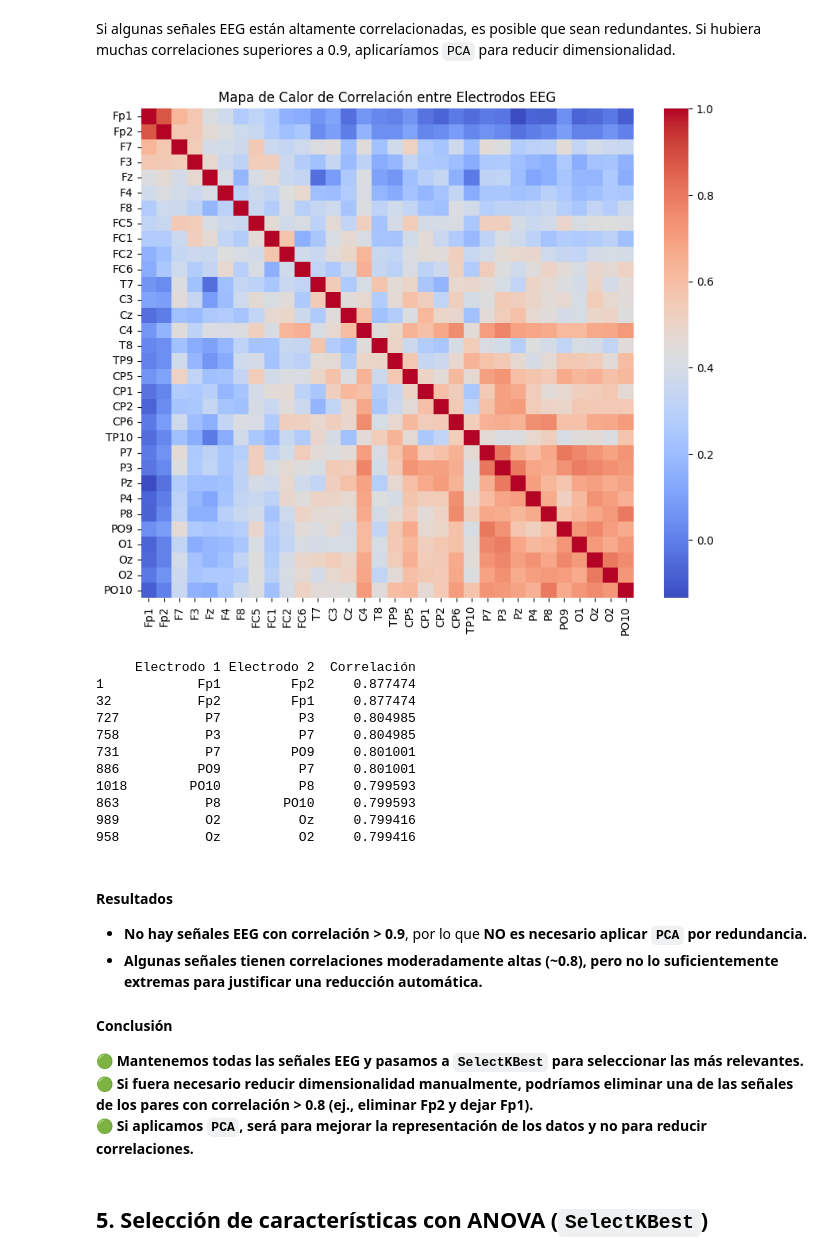
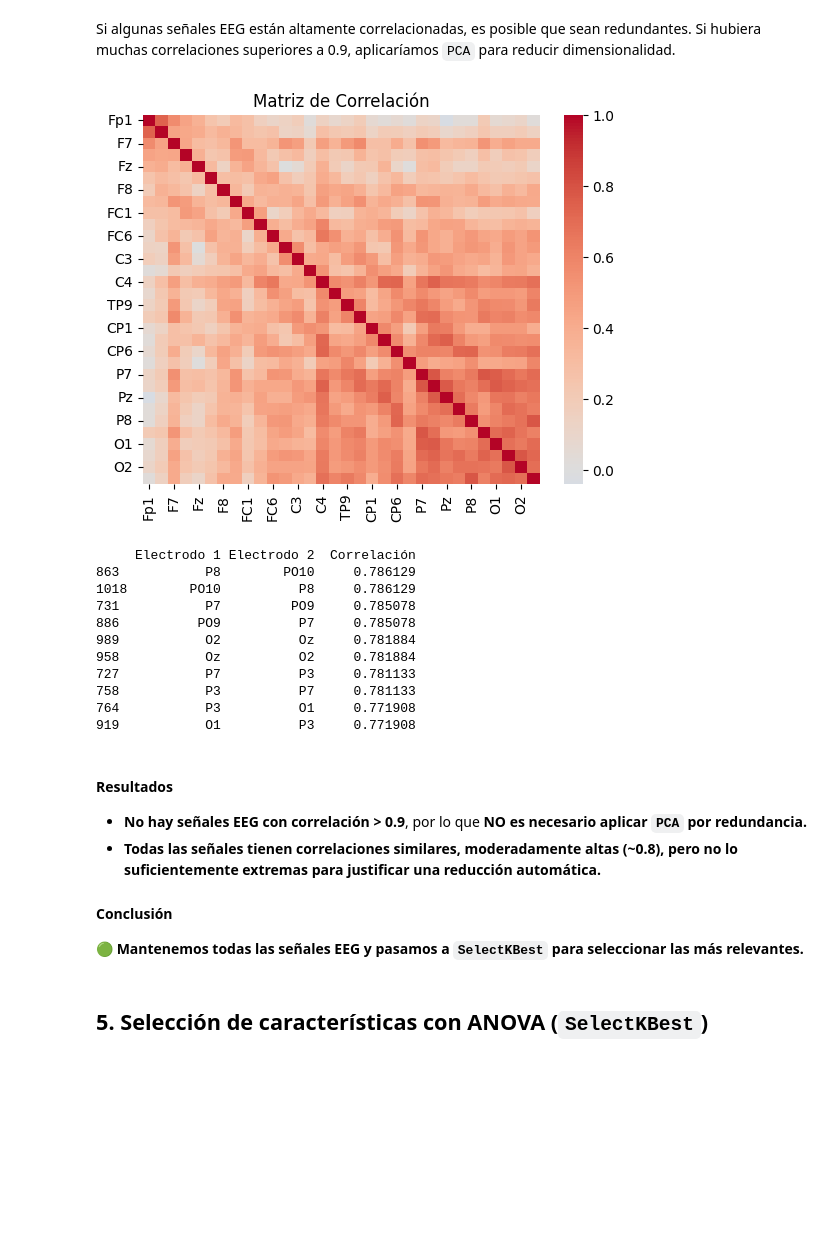
Before and after one commit to lucyfer28ft/grasp_lift_ai, a Jupyter notebook: notebooks/04_analisis_caracteristicas.ipynb, the cells around one changed output. Saved outputs shown, nothing was run; the diff lists cells and outputs as text; code cells hidden in the pictures; blank space fills up the shorter version.

```diff
--- a/notebooks/04_analisis_caracteristicas.ipynb
+++ b/notebooks/04_analisis_caracteristicas.ipynb
@@ -38,15 +38,28 @@ from sklearn.feature_selection import VarianceThreshold, SelectKBest, f_classif
 from sklearn.model_selection import cross_val_score
 from sklearn.metrics import roc_auc_score
 from sklearn.linear_model import LogisticRegression
+from sklearn.preprocessing import StandardScaler
 from collections import Counter
 
-# Definir la ruta de los datos preprocesados
-processed_path = r"C:\Users\luciaft\Documents\TFG\TFG\graspAndLiftDetectionTFGProyect\data\processed"
+DATA_PATH = r"C:\Users\luciaft\Documents\TFG\TFG\graspAndLiftDetectionTFGProyect\data\raw_data\train\train"
+SUBJECT = "subj1"
+SERIES_TRAIN = [f"{SUBJECT}_series{i}_data.csv" for i in range(1, 9)]
+SERIES_EVENTS = [f"{SUBJECT}_series{i}_events.csv" for i in range(1, 9)]
 
-# Cargar los datos preprocesados
-with open(os.path.join(processed_path, "preprocessed_data.pkl"), "rb") as f:
-    X_train, y_train, X_valid, y_valid = pickle.load(f)
+def load_data(series, path=DATA_PATH):
+    dfs = [pd.read_csv(os.path.join(path, file)) for file in series]
+    return pd.concat(dfs, ignore_index=True)
 
-# Verificar normalización
-print("Media después del preprocesamiento:", np.mean(X_train, axis=0))
-print("Desviación estándar después del preprocesamiento:", np.std(X_train, axis=0))
+df_train = load_data(SERIES_TRAIN)
+df_events = load_data(SERIES_EVENTS)
+df = df_train.merge(df_events, on="id")
+
+eeg_columns = df.columns[1:33]  # Columnas de señales EEG
+event_columns = ["HandStart", "FirstDigitTouch", "BothStartLoadPhase", "LiftOff", "Replace", "BothReleased"]
+
+df_sujeto1 = df[df["id"].str.startswith("subj1_series")]
+df_train = df_sujeto1[df_sujeto1["id"].str.contains("series[1-6]_")]
+df_valid = df_sujeto1[df_sujeto1["id"].str.contains(r"series[7-8]_", regex=True)]
+
+X_train, y_train = df_train[eeg_columns], df_train[event_columns]
+X_valid, y_valid = df_valid[eeg_columns], df_valid[event_columns]
@@ -176,49 +185,46 @@ Características después de eliminar baja varianza: 32
 # %% [markdown]
 Si algunas señales EEG están altamente correlacionadas, es posible que sean redundantes. Si hubiera muchas correlaciones superiores a 0.9, aplicaríamos `PCA` para reducir dimensionalidad.
 # %%
+# Calcular la matriz de correlación
+correlation_matrix = pd.DataFrame(X_train_filtered).corr()
+
 # Mapa de calor de correlación entre electrodos
-plt.figure(figsize=(10, 8))
-sns.heatmap(eeg_df.corr(), cmap="coolwarm", annot=False)
-plt.title("Mapa de Calor de Correlación entre Electrodos EEG")
+sns.heatmap(correlation_matrix, cmap='coolwarm', center=0)
+plt.title("Matriz de Correlación")
 plt.show()
-
-# Calcular la matriz de correlación
-correlation_matrix = eeg_df.corr()
 
 # Desenrollar la matriz de correlación en formato de lista ordenada
 correlation_unrolled = correlation_matrix.unstack().reset_index()
 correlation_unrolled.columns = ["Electrodo 1", "Electrodo 2", "Correlación"]
 
 # Filtrar para quitar la diagonal (correlación de un electrodo consigo mismo siempre es 1)
 correlation_unrolled = correlation_unrolled[correlation_unrolled["Electrodo 1"] != correlation_unrolled["Electrodo 2"]]
 
 # Ordenar de mayor a menor
 correlation_unrolled = correlation_unrolled.sort_values(by="Correlación", ascending=False)
 
 # Mostrar las 10 correlaciones más altas
 print(correlation_unrolled.head(10))
 # %% [output]
-[figure, old version]
+[figure, new version]
      Electrodo 1 Electrodo 2  Correlación
-1            Fp1         Fp2     0.877474
-32           Fp2         Fp1     0.877474
-727           P7          P3     0.804985
-758           P3          P7     0.804985
-731           P7         PO9     0.801001
-886          PO9          P7     0.801001
-1018        PO10          P8     0.799593
-863           P8        PO10     0.799593
-989           O2          Oz     0.799416
-958           Oz          O2     0.799416
+863           P8        PO10     0.786129
+1018        PO10          P8     0.786129
+731           P7         PO9     0.785078
+886          PO9          P7     0.785078
+989           O2          Oz     0.781884
+958           Oz          O2     0.781884
+727           P7          P3     0.781133
+758           P3          P7     0.781133
+764           P3          O1     0.771908
+919           O1          P3     0.771908
 # %% [markdown]
 #### **Resultados**
 - **No hay señales EEG con correlación > 0.9**, por lo que **NO es necesario aplicar `PCA` por redundancia.**
-- **Algunas señales tienen correlaciones moderadamente altas (~0.8), pero no lo suficientemente extremas para justificar una reducción automática.**
+- **Todas las señales tienen correlaciones similares, moderadamente altas (~0.8), pero no lo suficientemente extremas para justificar una reducción automática.**
 
 #### **Conclusión**
 🟢 **Mantenemos todas las señales EEG y pasamos a `SelectKBest` para seleccionar las más relevantes.**
-🟢 **Si fuera necesario reducir dimensionalidad manualmente, podríamos eliminar una de las señales de los pares con correlación > 0.8 (ej., eliminar Fp2 y dejar Fp1).**
-🟢 **Si aplicamos `PCA`, será para mejorar la representación de los datos y no para reducir correlaciones.**
 # %% [markdown]
 ## **5. Selección de características con ANOVA (`SelectKBest`)**
 # %% [markdown]
```
Also changed, not shown: parts of 18 cells of this notebook.
